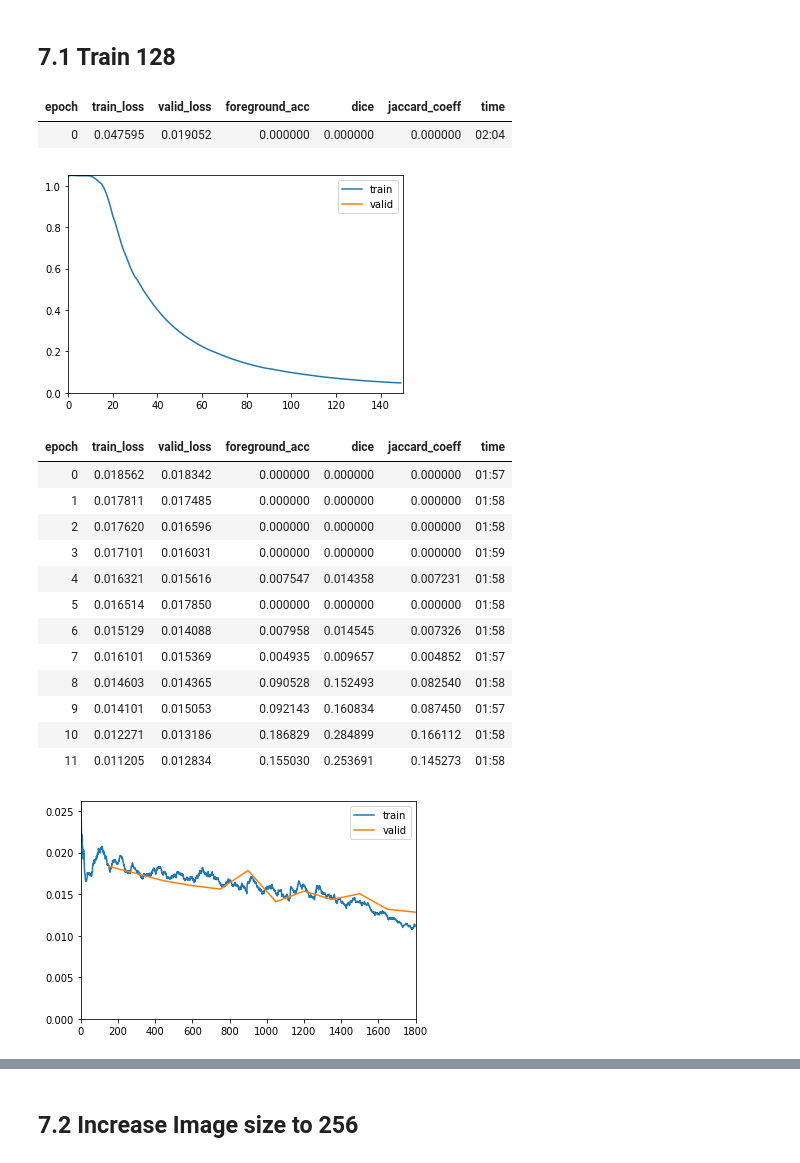
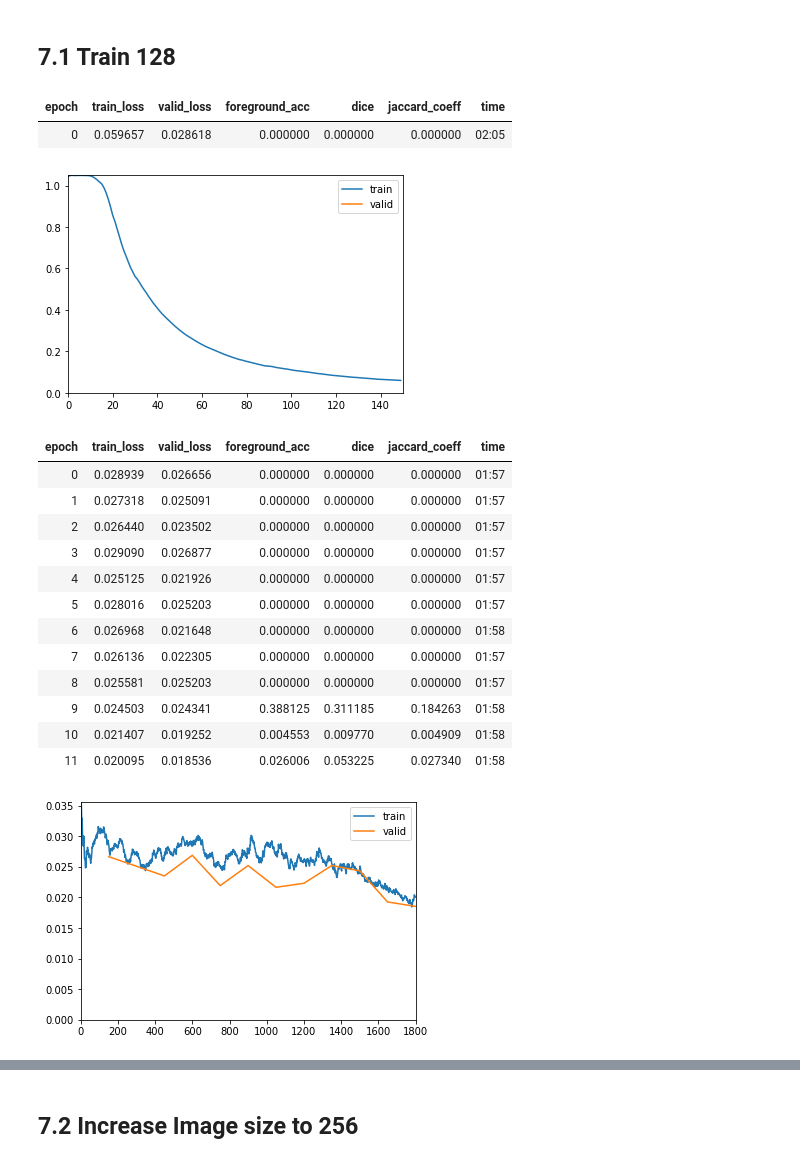
Before and after one commit to mrkcmd/bualabs, a Jupyter notebook: nbs/03c_image_segmentation_siim_acr_pneumothorax_fastai2.ipynb, the cells around one changed output, grey strips where cells are left out. Drawn from its saved outputs; the diff is of its cells as text; code cells hidden in the pictures.

```diff
--- a/nbs/03c_image_segmentation_siim_acr_pneumothorax_fastai2.ipynb
+++ b/nbs/03c_image_segmentation_siim_acr_pneumothorax_fastai2.ipynb
@@ -209,7 +209,7 @@ Pixel spacing....: [0.171, 0.171]
 # %% [markdown]
 ลองดูทีละหลาย ๆ ไฟล์
 # %%
-start = 22   # Starting index of images
+start = 33   # Starting index of images
 num_img = 3 # Total number of images to show
 
 fig, ax = plt.subplots(nrows=1, ncols=num_img, sharey=True, figsize=(num_img*5,5))
@@ -367,7 +367,7 @@ class EchoingTransform(ItemTransform):
 # %%
 def label_func(fn): return str(fn).replace('train/train', 'masks')
 # %%
-fn = get_image_files(path/'train')[10]
+fn = get_image_files(path/'train')[55]
 msk_fn = label_func(fn)
 msk = PILMask.create(msk_fn)
 msk
@@ -422,7 +422,8 @@ def getDataBlock(size, e):
                   get_items = get_image_files,
                   get_y = get_y,
                   splitter=RandomSplitter(),
-                  item_tfms=RandomResizedCrop(size, min_scale=0.75, ratio=(1, 1)),
+                  # item_tfms=RandomResizedCrop(size, min_scale=0.75, ratio=(1, 1)),
+                  item_tfms=RandomResizedCrop(size),
                 #   batch_tfms = [EchoingTransform(e), *aug_transforms(do_flip=False)])
                   batch_tfms = [EchoingTransform(e), *aug_transforms()])
 # %%
@@ -503,15 +504,12 @@ b[1].shape, b[1].float().mean()
 # %%
-# kwargs = {"alpha": 0.5, "gamma": 2.0, "reduction": 'mean'}
-# loss_func = CustomFocalLoss(**kwargs)
-
 # loss_func = kornia.losses.FocalLoss(alpha= 0.5, gamma=2.0, reduction='mean')
 
 # loss_func = LabelSmoothingCrossEntropy()
 
-# weights = torch.tensor([[0.8]*1 + [1.2]]).cuda()
-# loss_func = CrossEntropyLossFlat(weight=weights, axis=1)
+weights = torch.tensor([[0.8]*1 + [1.2]]).cuda()
+loss_func = CrossEntropyLossFlat(weight=weights, axis=1)
 
-loss_func = CrossEntropyLossFlat(axis=1)
+# loss_func = CrossEntropyLossFlat(axis=1)
 
 # loss_func = XFocalLoss(alpha=1.0, gamma=2.0, reduction='mean')
 
@@ -554,30 +552,28 @@ learn.freeze()
 # %%
 # learn.lr_find()
 # %%
-# learn.fit_flat_cos(1, lr=slice(3e-3))
 learn.fit_one_cycle(1, lr_max=slice(3e-3), pct_start=0.8)
 # %% [output]
 | epoch | train_loss | valid_loss | foreground_acc | dice | jaccard_coeff | time |
-| 0 | 0.047595 | 0.019052 | 0.000000 | 0.000000 | 0.000000 | 02:04 |
+| 0 | 0.059657 | 0.028618 | 0.000000 | 0.000000 | 0.000000 | 02:05 |
-[figure, old version]
+[figure, new version]
 # %%
-# learn.fit_flat_cos(16, lr=slice(3e-4))
-learn.fit_one_cycle(12, lr_max=slice(1e-3), pct_start=0.8)
+learn.fit_one_cycle(12, lr_max=slice(3e-3), pct_start=0.8)
 # %% [output]
 | epoch | train_loss | valid_loss | foreground_acc | dice | jaccard_coeff | time |
-| 0 | 0.018562 | 0.018342 | 0.000000 | 0.000000 | 0.000000 | 01:57 |
-| 1 | 0.017811 | 0.017485 | 0.000000 | 0.000000 | 0.000000 | 01:58 |
-| 2 | 0.017620 | 0.016596 | 0.000000 | 0.000000 | 0.000000 | 01:58 |
-| 3 | 0.017101 | 0.016031 | 0.000000 | 0.000000 | 0.000000 | 01:59 |
-| 4 | 0.016321 | 0.015616 | 0.007547 | 0.014358 | 0.007231 | 01:58 |
-| 5 | 0.016514 | 0.017850 | 0.000000 | 0.000000 | 0.000000 | 01:58 |
-| 6 | 0.015129 | 0.014088 | 0.007958 | 0.014545 | 0.007326 | 01:58 |
-| 7 | 0.016101 | 0.015369 | 0.004935 | 0.009657 | 0.004852 | 01:57 |
-| 8 | 0.014603 | 0.014365 | 0.090528 | 0.152493 | 0.082540 | 01:58 |
-| 9 | 0.014101 | 0.015053 | 0.092143 | 0.160834 | 0.087450 | 01:57 |
-| 10 | 0.012271 | 0.013186 | 0.186829 | 0.284899 | 0.166112 | 01:58 |
-| 11 | 0.011205 | 0.012834 | 0.155030 | 0.253691 | 0.145273 | 01:58 |
+| 0 | 0.028939 | 0.026656 | 0.000000 | 0.000000 | 0.000000 | 01:57 |
+| 1 | 0.027318 | 0.025091 | 0.000000 | 0.000000 | 0.000000 | 01:57 |
+| 2 | 0.026440 | 0.023502 | 0.000000 | 0.000000 | 0.000000 | 01:57 |
+| 3 | 0.029090 | 0.026877 | 0.000000 | 0.000000 | 0.000000 | 01:57 |
+| 4 | 0.025125 | 0.021926 | 0.000000 | 0.000000 | 0.000000 | 01:57 |
+| 5 | 0.028016 | 0.025203 | 0.000000 | 0.000000 | 0.000000 | 01:57 |
+| 6 | 0.026968 | 0.021648 | 0.000000 | 0.000000 | 0.000000 | 01:58 |
+| 7 | 0.026136 | 0.022305 | 0.000000 | 0.000000 | 0.000000 | 01:57 |
+| 8 | 0.025581 | 0.025203 | 0.000000 | 0.000000 | 0.000000 | 01:57 |
+| 9 | 0.024503 | 0.024341 | 0.388125 | 0.311185 | 0.184263 | 01:58 |
+| 10 | 0.021407 | 0.019252 | 0.004553 | 0.009770 | 0.004909 | 01:58 |
+| 11 | 0.020095 | 0.018536 | 0.026006 | 0.053225 | 0.027340 | 01:58 |
-[figure, old version]
+[figure, new version]
 # %%
 learn.save('03c-unet-resnet34-128-1')
 # %%
```
Also changed, not shown: parts of 25 cells of this notebook.
